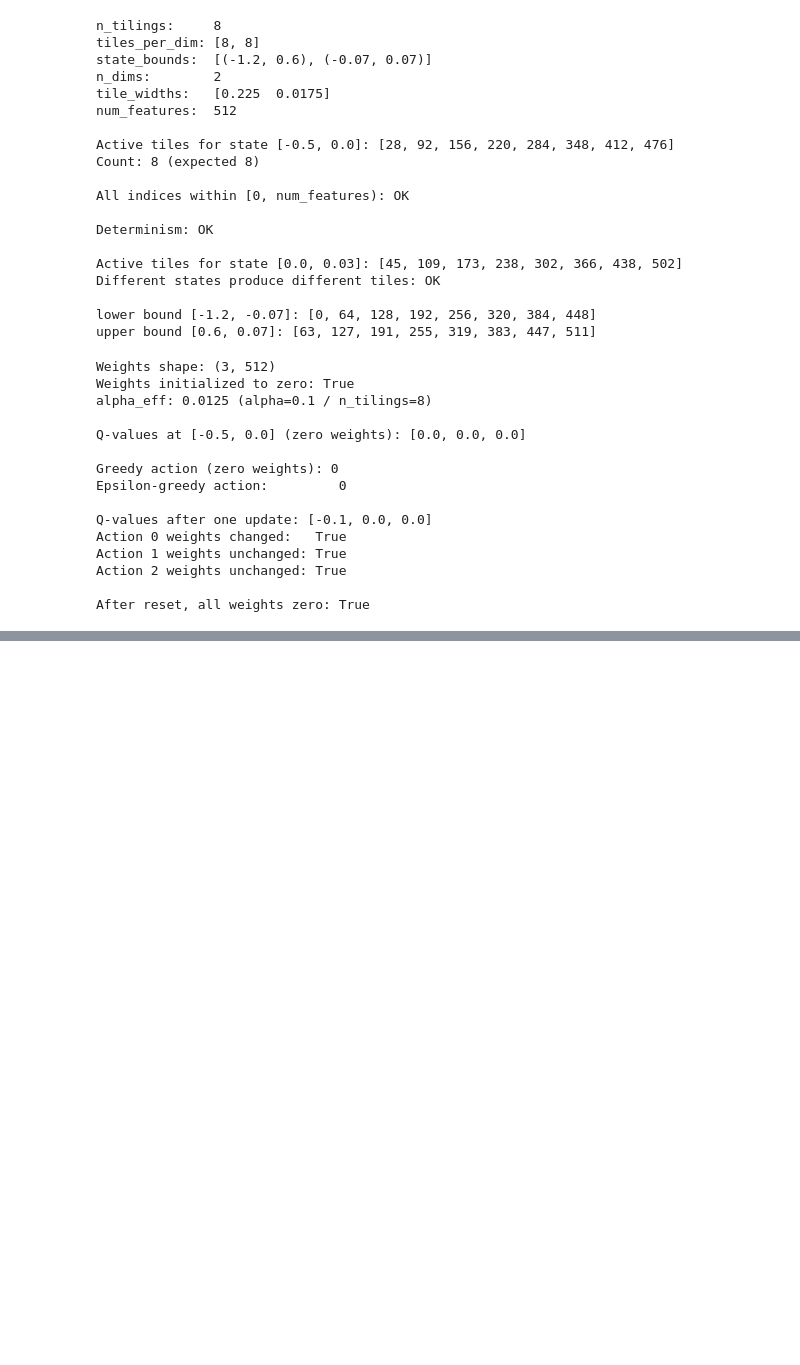
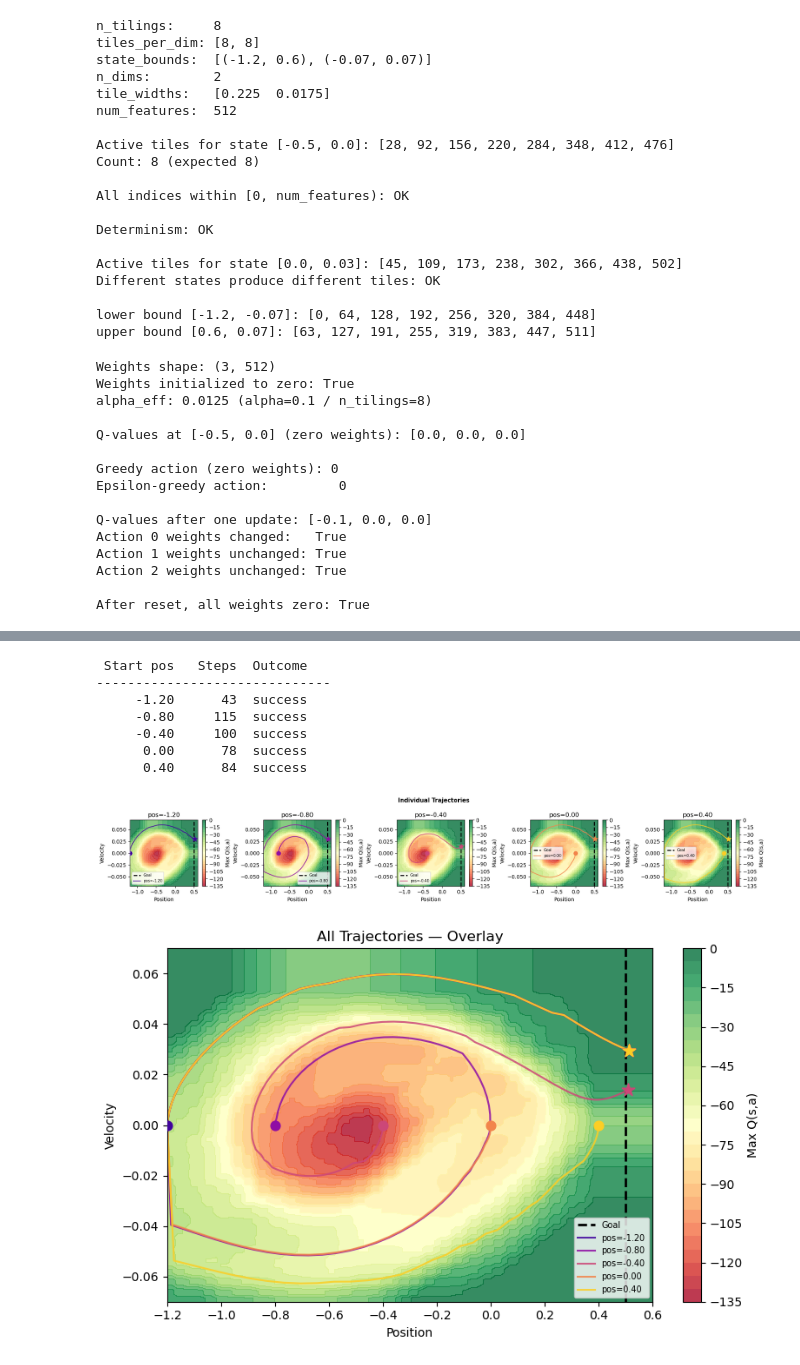
Before and after one commit to craig-rudman/MSDS684, a Jupyter notebook: W5/ipynb/development.ipynb, the cells around one changed output, grey strips where cells are left out. Cells and saved outputs as stored; diff of their text form; code cells hidden in the pictures; blank space fills up the shorter version.

```diff
--- a/W5/ipynb/development.ipynb
+++ b/W5/ipynb/development.ipynb
@@ -271,4 +271,58 @@ _ = viz.plot_policy()
 # %%
-# TODO: Visualization: Sample Trajectories
-# - Show trajectories from several starting positions overlaid on the value function heatmap
+# DONE: Visualization: Sample Trajectories
+# - Run greedy rollouts from several starting positions using the trained agent
+# - Thumbnail per trajectory, then a combined overlay on the value function heatmap
+
+import numpy as np
+import matplotlib.pyplot as plt
+
+START_POSITIONS = np.linspace(-1.2, 0.4, 5).tolist()  # evenly spaced across the valid range; velocity=0 for all
+colors = plt.cm.plasma(np.linspace(0.1, 0.9, len(START_POSITIONS)))
+
+trajectories, labels, rows = [], [], []
+for pos in START_POSITIONS:
+    env.reset(seed=0)
+    env._env.unwrapped.state = [pos, 0.0]
+    state = list(env._env.unwrapped.state)
+
+    traj = [state[:]]
+    done = False
+    while not done:
+        action = agent.greedy_action(state)
+        next_state, _, terminated, truncated, _ = env.step(action)
+        done = terminated or truncated
+        state = list(next_state)
+        traj.append(state[:])
+
+    trajectories.append(traj)
+    reached_goal = state[0] >= 0.5
+    outcome = 'success' if reached_goal else 'truncated'
+    labels.append(f'pos={pos:.2f}')
+    rows.append((pos, len(traj), outcome))
+
+print(f"{'Start pos':>10}  {'Steps':>6}  {'Outcome'}")
+print("-" * 30)
+for pos, steps, outcome in rows:
+    print(f"{pos:>10.2f}  {steps:>6}  {outcome}")
+
+# Thumbnails — each uses its own color from the shared palette
+fig, axes = plt.subplots(1, 5, figsize=(18, 3))
+for i, (ax, traj, label) in enumerate(zip(axes, trajectories, labels)):
+    viz.plot_trajectories([traj], labels=[label], colors=[colors[i]], ax=ax, title=label)
+fig.suptitle('Individual Trajectories', fontsize=11, fontweight='bold')
+plt.tight_layout()
+plt.show()
+
+# Overlay — same palette
+_ = viz.plot_trajectories(trajectories, labels=labels, colors=colors, title='All Trajectories — Overlay')
+# %% [output]
+ Start pos   Steps  Outcome
+------------------------------
+     -1.20      43  success
+     -0.80     115  success
+     -0.40     100  success
+      0.00      78  success
+      0.40      84  success
+[figure, added]
+[figure, added]
 # %%
```
Also changed, not shown: parts of 5 cells of this notebook, 2 other files.
